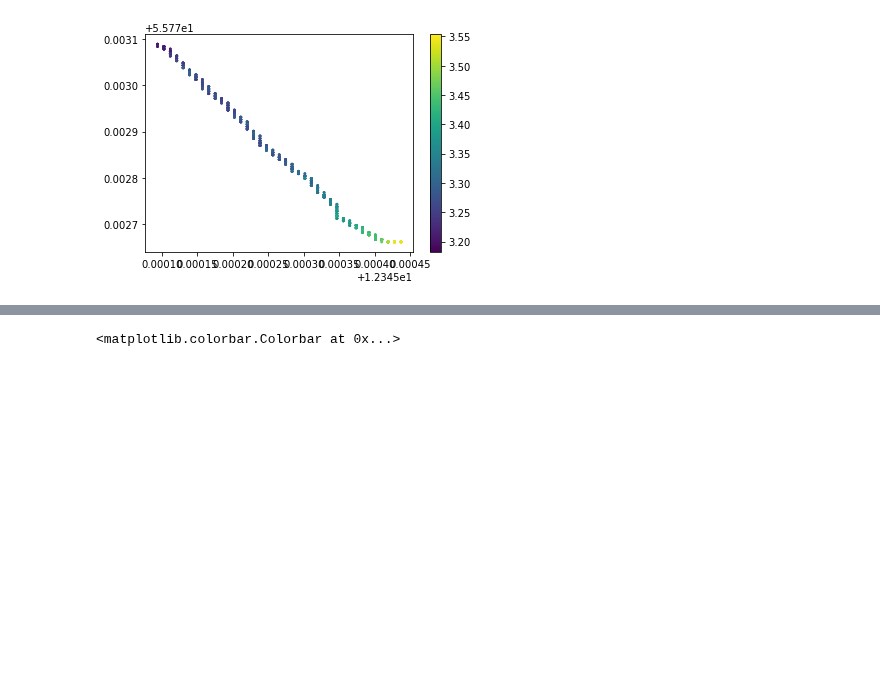
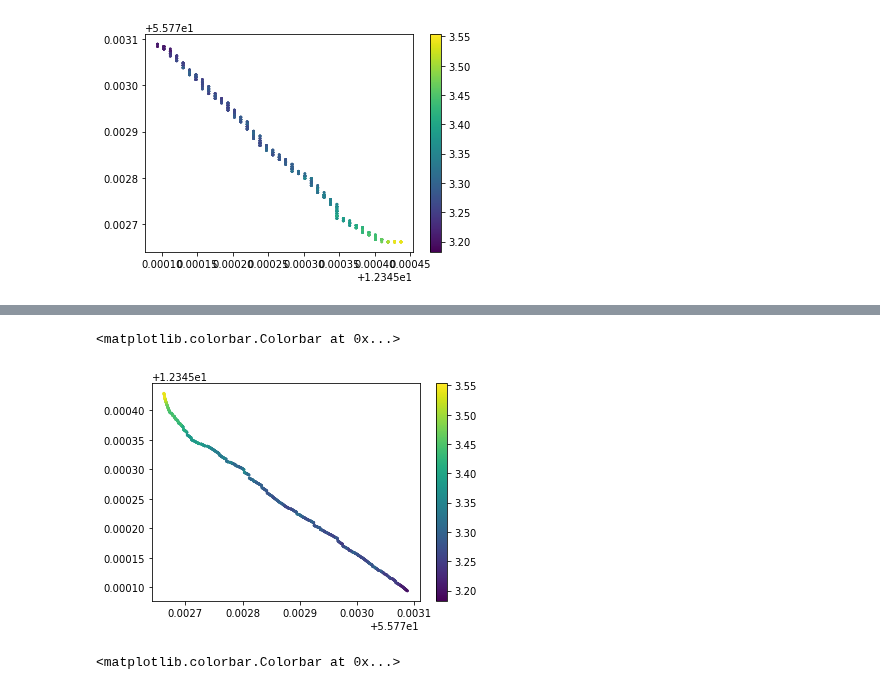
Before and after one commit to KennethTM/sonarlight, a Jupyter notebook: example_notebook.ipynb, the cells around one changed output, grey strips where cells are left out. Cells and saved outputs as stored; diff of their text form; code cells hidden in the pictures; blank space fills up the shorter version.

Commit message:
added coordinate augmentation

```diff
--- a/example_notebook.ipynb
+++ b/example_notebook.ipynb
@@ -69,3 +75,9 @@ plt.colorbar()
 # %% [output]
 <matplotlib.colorbar.Colorbar at 0x...>
 [figure]
+# %%
+#Plot route with augmented coordinates
+sl2_augmented = Sonar('example_files/example_sl2_file.sl2', augment_coords=True)
+
+#Data frame now contained augmented x/y and longitude/latitude columns
+sl2_augmented.df
@@ -72,3 +98,11 @@ plt.colorbar()
+# %%
+#Coordinate augmentation smoothens the recorded coordinate which are rounded to the nearest meter.
+route_augmented = sl2_augmented.df.query("survey == 'primary'")
+plt.scatter(route_augmented["latitude_augmented"], route_augmented["longitude_augmented"], c=route_augmented["water_depth"], s = 3)
+plt.colorbar()
+# %% [output]
+<matplotlib.colorbar.Colorbar at 0x...>
+[figure, added]
 # %%
 #Plot sonar intensity at water depth (sediment surface)
 intensity = sl2.bottom_intensity("primary")
```
Also changed, not shown: parts of 5 cells of this notebook, 6 other files.
